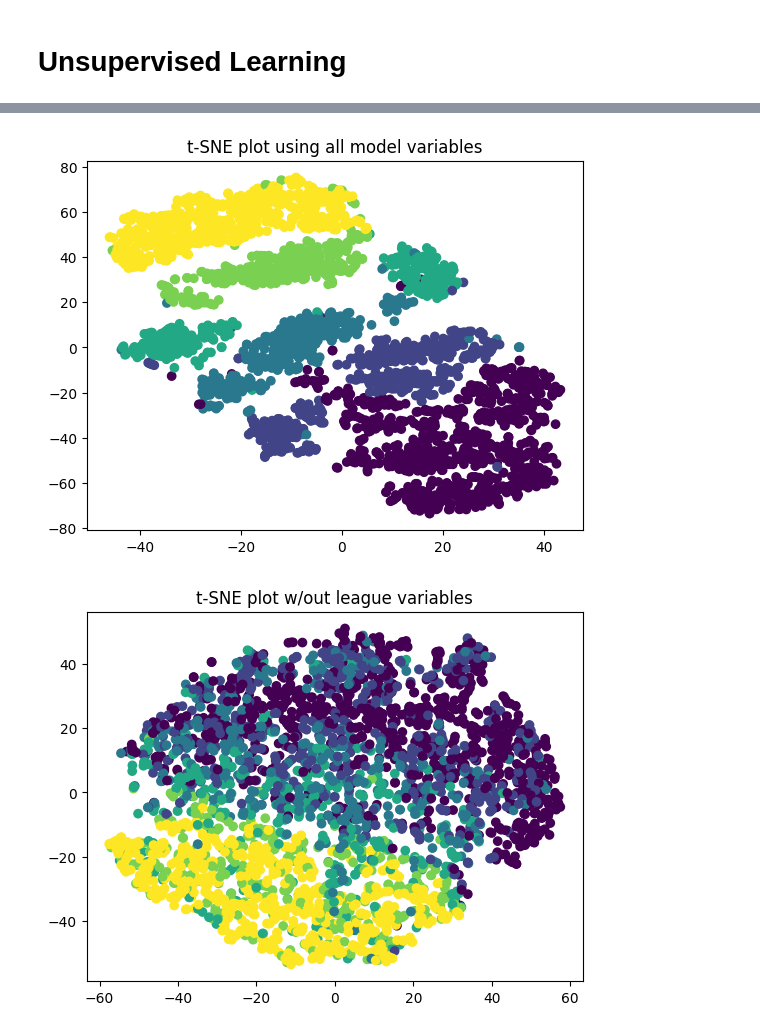
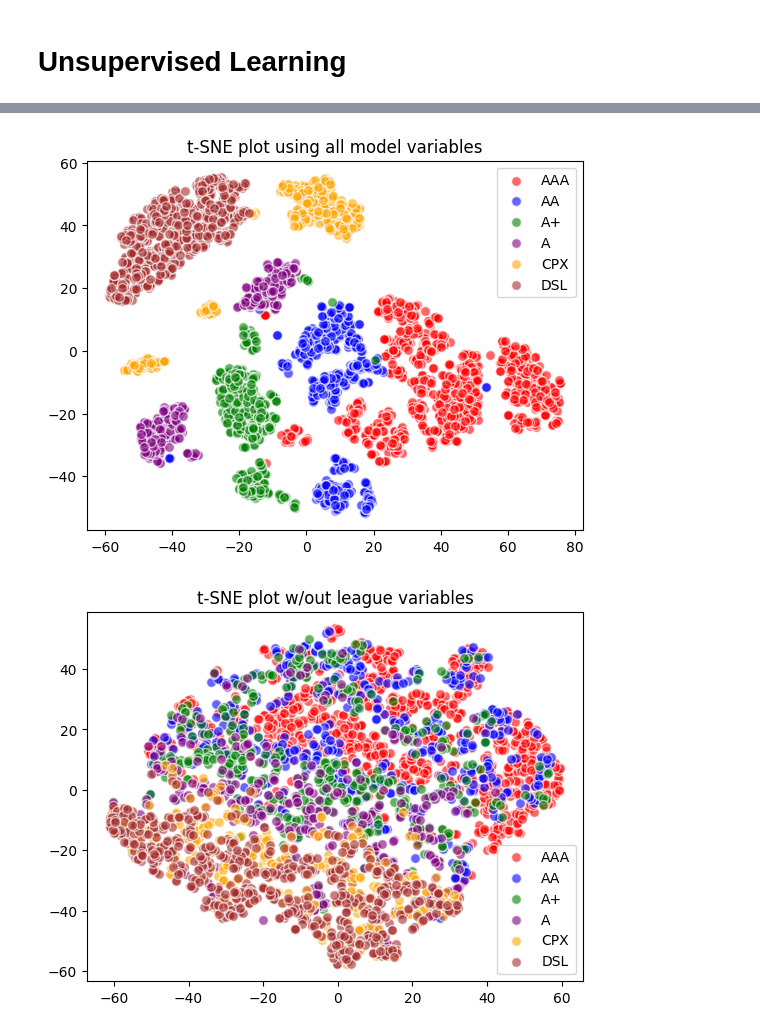
Before and after one commit to jrsansom110515/team2_w25_milestone2_datafiles, a Jupyter notebook: team2_w25_milestone2_project.ipynb, the cells around one changed output, grey strips where cells are left out. Cells and saved outputs as stored; diff of their text form; code cells hidden in the pictures.

```diff
--- a/team2_w25_milestone2_project.ipynb
+++ b/team2_w25_milestone2_project.ipynb
@@ -652,3 +818,3 @@ def age_level(MiLB_m_df):
 # %%
 milb = age_level(load_data_csv('Historical_MiLB_players_dataset_2022_2024.csv')) # Read file and format age/level
-mlb_col = milb.drop(columns=['Name','Team','PlayerId']).columns
+mlb_col = ['wRC', 'PA', 'wRC+', 'AVG', 'wRAA', 'max_age', 'wSB', 'BB/K', 'wOBA', 'SLG','AAA','AA','A+','A','CPX','DSL']
@@ -661,6 +821,11 @@ milb_norm = scaler.transform(milb_dev)
+# %%
+# Normalize Data
+milb_dev = np.array(milb[['wRC', 'PA', 'wRC+', 'AVG', 'wRAA', 'max_age', 'wSB', 'BB/K', 'wOBA', 'SLG','AAA','AA','A+','A','CPX','DSL']])
+
+milb_norm = normalize(milb_dev)
 # %%
 # DBSCAN First Path
-milb['DBSCAN_label']  = DBSCAN(eps = 5).fit_predict(milb_norm)
+milb['DBSCAN_label']  = DBSCAN(eps = 4).fit_predict(milb_norm)
 
 milb[milb['DBSCAN_label'] == -1] # -1 are outliers
 # %% [output]
@@ -670,13 +836,19 @@ milb[milb['DBSCAN_label'] == -1] # -1 are outliers
 # %%
 # Run DBSCAN on multiple parameters to see how it changes
-epsilons = [0.5,1,1.25,1.5,1.75,2,2.25,2.50,2.75,3,3.25,3.5,3.75,4,4.25,4.5,5,6,7,8,9,10]
+epsilons = [1.25,1.5,1.75,2,2.25,2.50,2.75,3,3.25,3.5,3.75]
 num_out = []
+sil_out = []
 
 for eps in epsilons:
     milb['DBSCAN_label']  = DBSCAN(eps = eps).fit_predict(milb_norm)
     num_out.append(sum(milb['DBSCAN_label'] == -1))
+    sil_out.append(silhouette_score(milb_norm, pd.to_numeric(milb['DBSCAN_label']==-1)))
 
 # This shows high sensitivity to the choice of variables
 plt.plot(epsilons,num_out)
 plt.ylim([-1,100])
+plt.show()
+
+plt.plot(epsilons,sil_out)
+plt.show()
 # %% [output]
@@ -685,32 +857,51 @@ plt.ylim([-1,100])
 # %%
 # Visualizations using t-SNE
 from sklearn.manifold import TSNE
 
 best_league = milb[['AAA','AA','A+','A','CPX','DSL']].idxmax(axis=1) # Get Best league
 # Create color mapping for graph
 color_map = {category: idx for idx, category in enumerate(['AAA','AA','A+','A','CPX','DSL'])}
 best_league_c = [color_map[cat] for cat in best_league]
 
+colors = {
+    'AAA': 'red',
+    'AA': 'blue',
+    'A+': 'green',
+    'A': 'purple',
+    'CPX': 'orange',
+    'DSL': 'brown'
+}
+
 # Create t-SNE and plot graph
 X_tsne = TSNE(n_components=2, random_state=42).fit_transform(milb_norm)
-plt.scatter(X_tsne[:,0],X_tsne[:,1],c=best_league_c)
+for league, color in colors.items():
+    indices = best_league == league
+    plt.scatter(X_tsne[indices, 0], X_tsne[indices, 1], c=color, label=league, alpha=0.6, edgecolors='w', s=50)
+
+#plt.scatter(X_tsne[:,0],X_tsne[:,1],c=colors, label = )
 plt.title('t-SNE plot using all model variables')
+plt.legend()
+#plt.savefig('tSNE_overall.jpg')
 plt.show()
 
 # When using league data, the model naturally clusters individuals into each league
 # One interesting insight is that we see some individuals who are not outliers to a cluster
 # but an outlier to their own league. This could indicate a need to run this model on each league.
 
 # Create t-SNE and plot graph w/out league in the data
 cols = [m not in ['AAA','AA','A+','A','CPX','DSL'] for m in mlb_col]
 X_tsne = TSNE(n_components=2, random_state=42).fit_transform(milb_norm[:,cols])
-plt.scatter(X_tsne[:,0],X_tsne[:,1],c=best_league_c)
+for league, color in colors.items():
+    indices = best_league == league
+    plt.scatter(X_tsne[indices, 0], X_tsne[indices, 1], c=color, label=league, alpha=0.6, edgecolors='w', s=50)
 plt.title('t-SNE plot w/out league variables')
+plt.legend()
+#plt.savefig('tSNE_overall_w_out_league.jpg')
 plt.show()
 
 # Despite the removal of league data, this indicate that the overall stats do tend to
 # cluster around each league. Albeit with a lot more noise than before
 # %% [output]
-[figure, old version]
+[figure, new version]
-[figure, old version]
+[figure, new version]
 # %%
```
Also changed, not shown: parts of 45 cells of this notebook.
